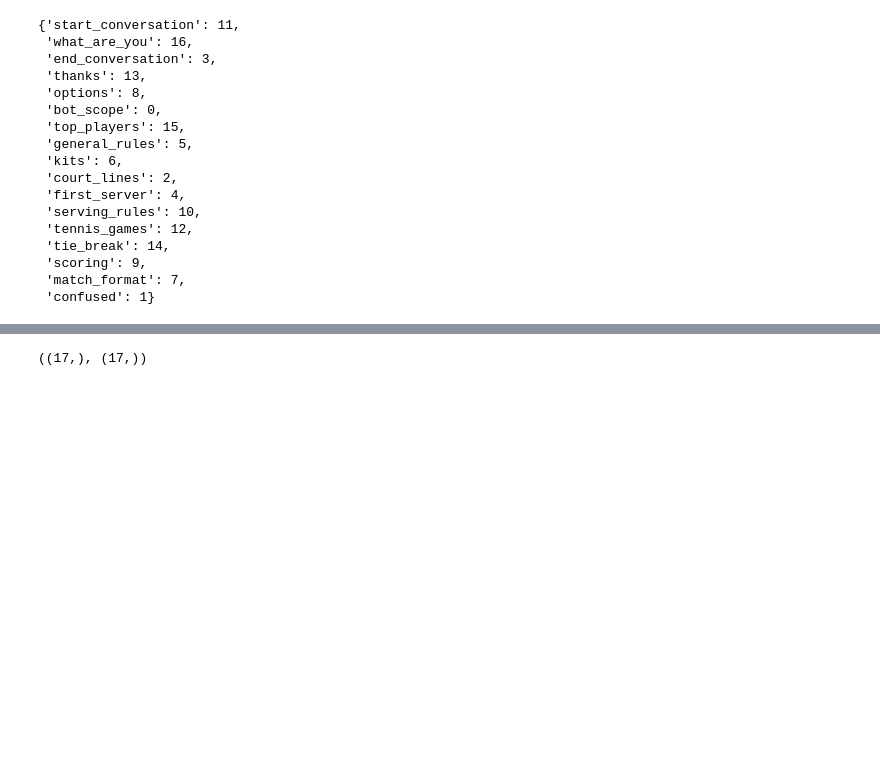
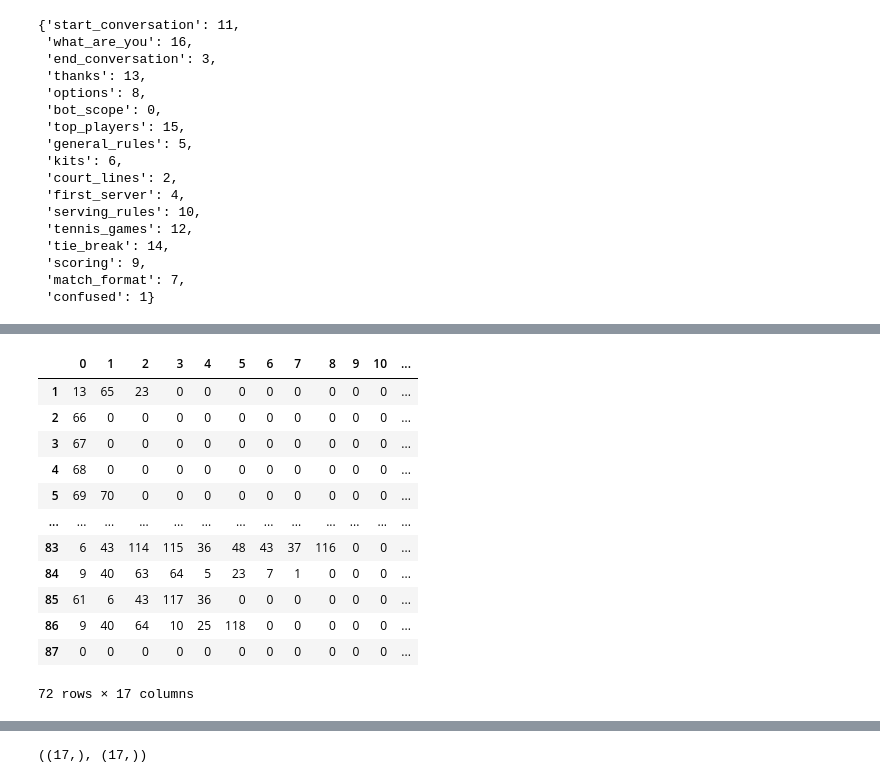
Before and after one commit to Apprentice-doa/Chatbot-using-NLP, a Jupyter notebook: chatbot.ipynb, the cells around one changed output, grey strips where cells are left out. Saved outputs shown, nothing was run; the diff lists cells and outputs as text; code cells hidden in the pictures; blank space fills up the shorter version.

```diff
--- a/chatbot.ipynb
+++ b/chatbot.ipynb
@@ -311,3 +342,19 @@ df2.to_csv('response.csv',index=False)
 # %%
 train = df_encoded.loc[train_index]
 test = df_encoded.loc[test_index]
+# %%
+train
+# %% [output]
+|  | 0 | 1 | 2 | 3 | 4 | 5 | 6 | 7 | 8 | 9 | 10 | ... |
+| 1 | 13 | 65 | 23 | 0 | 0 | 0 | 0 | 0 | 0 | 0 | 0 | ... |
+| 2 | 66 | 0 | 0 | 0 | 0 | 0 | 0 | 0 | 0 | 0 | 0 | ... |
+| 3 | 67 | 0 | 0 | 0 | 0 | 0 | 0 | 0 | 0 | 0 | 0 | ... |
+| 4 | 68 | 0 | 0 | 0 | 0 | 0 | 0 | 0 | 0 | 0 | 0 | ... |
+| 5 | 69 | 70 | 0 | 0 | 0 | 0 | 0 | 0 | 0 | 0 | 0 | ... |
+| ... | ... | ... | ... | ... | ... | ... | ... | ... | ... | ... | ... | ... |
+| 83 | 6 | 43 | 114 | 115 | 36 | 48 | 43 | 37 | 116 | 0 | 0 | ... |
+| 84 | 9 | 40 | 63 | 64 | 5 | 23 | 7 | 1 | 0 | 0 | 0 | ... |
+| 85 | 61 | 6 | 43 | 117 | 36 | 0 | 0 | 0 | 0 | 0 | 0 | ... |
+| 86 | 9 | 40 | 64 | 10 | 25 | 118 | 0 | 0 | 0 | 0 | 0 | ... |
+| 87 | 0 | 0 | 0 | 0 | 0 | 0 | 0 | 0 | 0 | 0 | 0 | ... |
+72 rows × 17 columns
```
Also changed, not shown: parts of 8 cells of this notebook, 4 other files.
